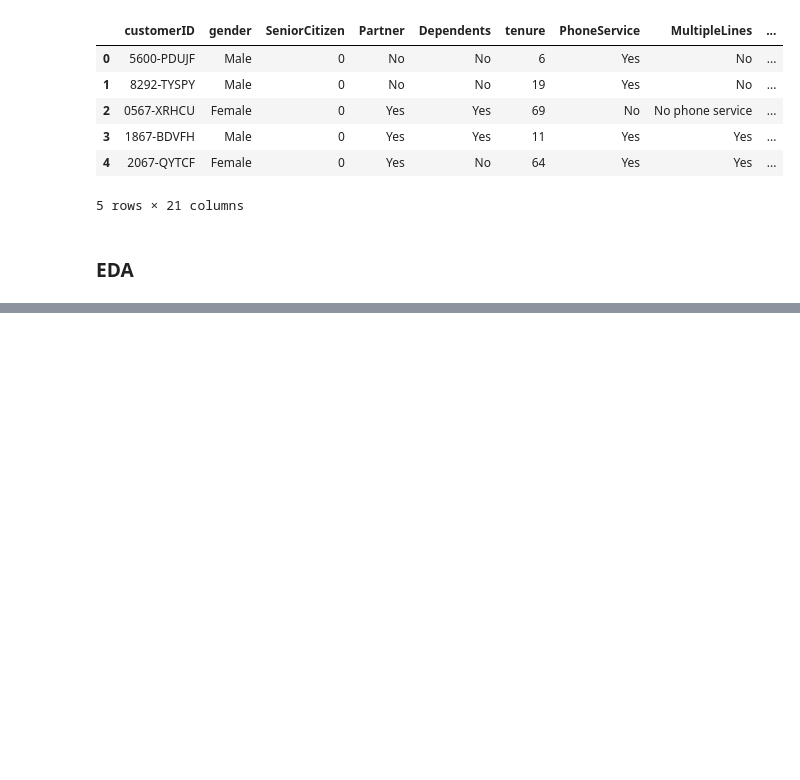
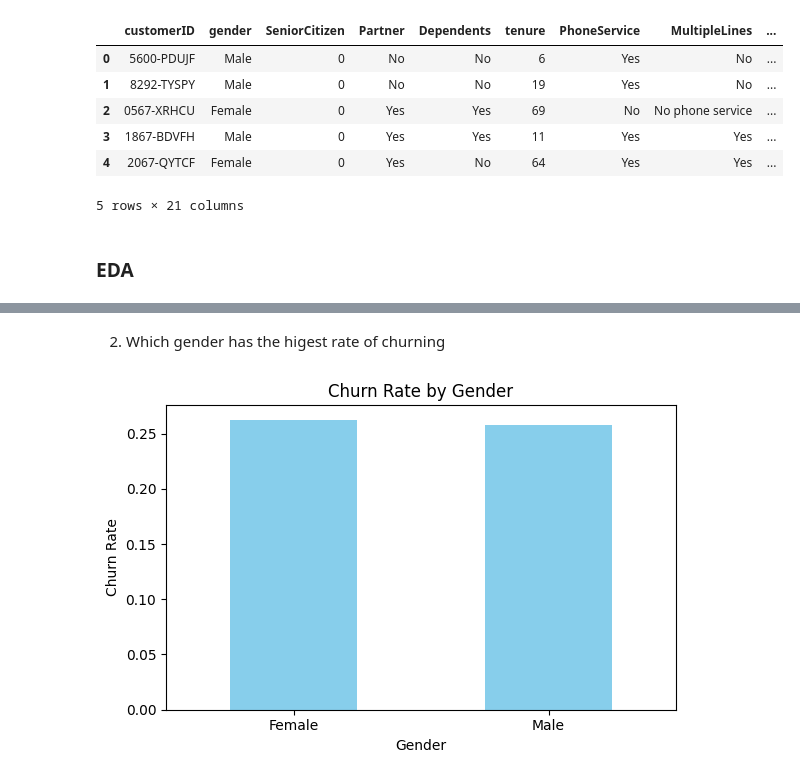
Before and after one commit to analystdee/lp2_customer_churn_prediction, a Jupyter notebook: file.ipynb, the cells around one changed output, grey strips where cells are left out. Cells and saved outputs as stored; diff of their text form; code cells hidden in the pictures; blank space fills up the shorter version.

```diff
--- a/file.ipynb
+++ b/file.ipynb
@@ -173,0 +380,18 @@ Univarate Analysis
+# %% [markdown]
+2. Which gender has the higest rate of churning
+# %%
+
+# Calculate churn rates by gender
+churn_rates = data1.groupby('gender')['Churn'].value_counts(normalize=True).loc[:, True]
+
+# Create a bar plot for churn rates by gender
+plt.figure(figsize=(6, 4))
+churn_rates.plot(kind='bar', color='skyblue')
+plt.title('Churn Rate by Gender')
+plt.xlabel('Gender')
+plt.ylabel('Churn Rate')
+plt.xticks(rotation=0)
+plt.tight_layout()
+plt.show()
+# %% [output]
+[figure, added]
```
Also changed, not shown: parts of 68 cells of this notebook.
